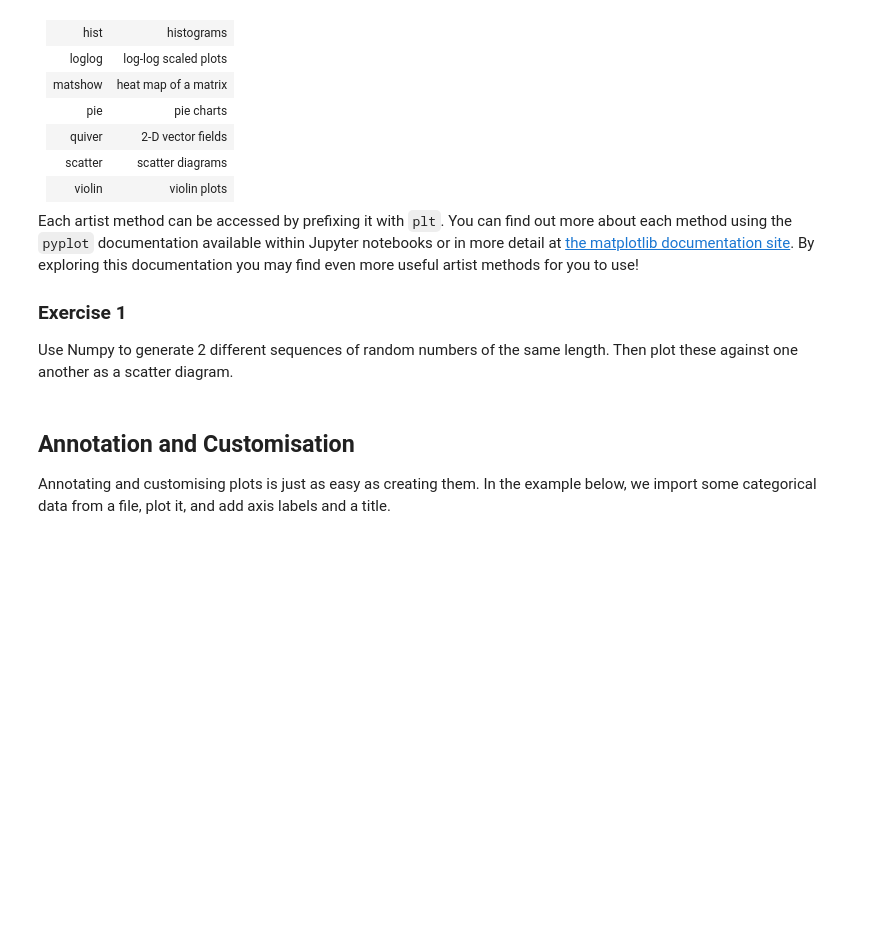
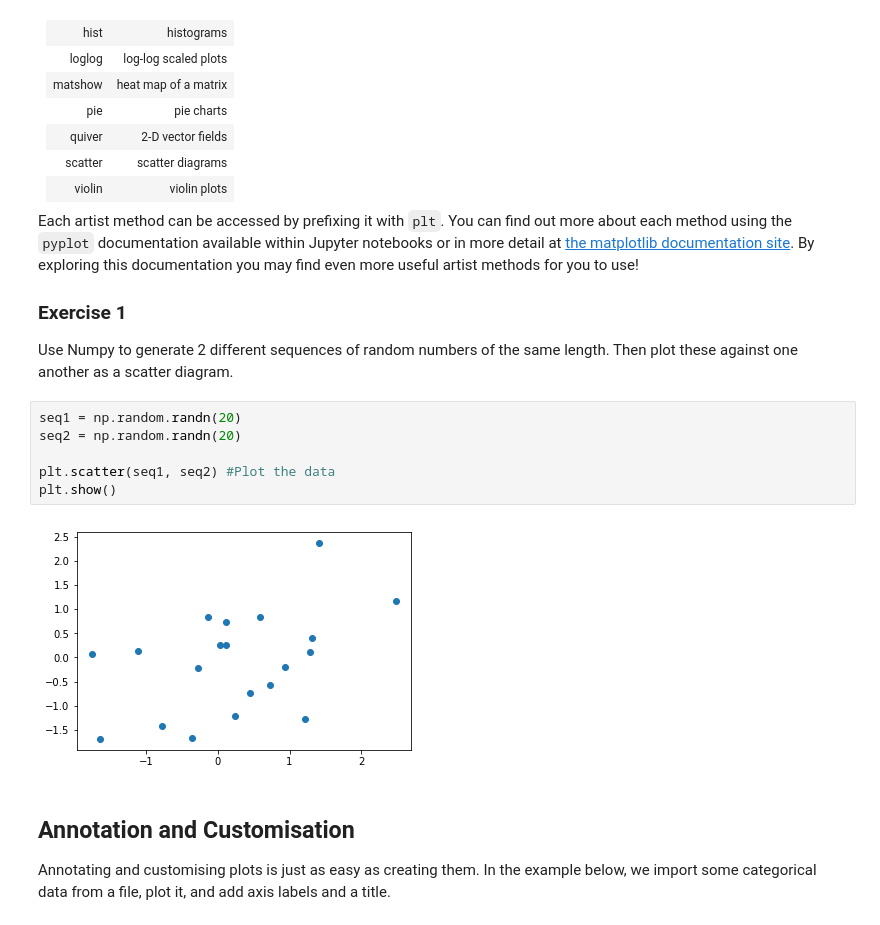
Before and after one commit to beverlytan/python-intro, a Jupyter notebook: info-svcs/python-data-4-plotting.ipynb, the cells around one changed output. Drawn from its saved outputs; the diff is of its cells as text; blank space fills up the shorter version.

Commit message:
Beverly finished plotting tutorial

```diff
--- a/info-svcs/python-data-4-plotting.ipynb
+++ b/info-svcs/python-data-4-plotting.ipynb
@@ -42,6 +46,14 @@ Each artist method can be accessed by prefixing it with `plt`. You can find out
 ### Exercise 1
 
 Use Numpy to generate 2 different sequences of random numbers of the same length. Then plot these against one another as a scatter diagram.
+# %%
+seq1 = np.random.randn(20)
+seq2 = np.random.randn(20)
+
+plt.scatter(seq1, seq2) #Plot the data
+plt.show()
+# %% [output]
+[figure, added]
 # %% [markdown]
 ## Annotation and Customisation
 
```
Also changed, not shown: parts of 11 cells of this notebook.
